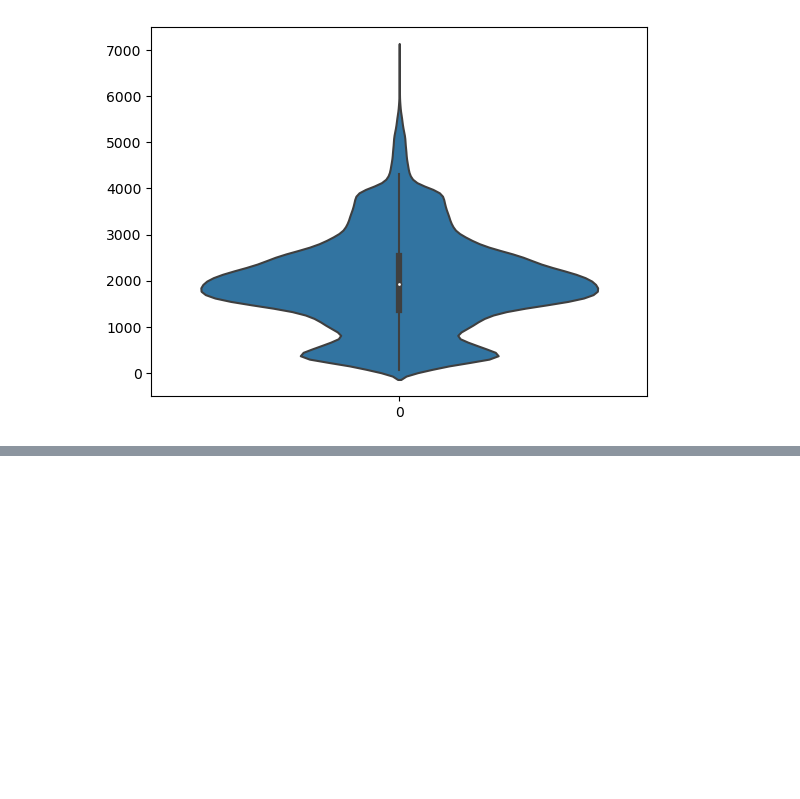
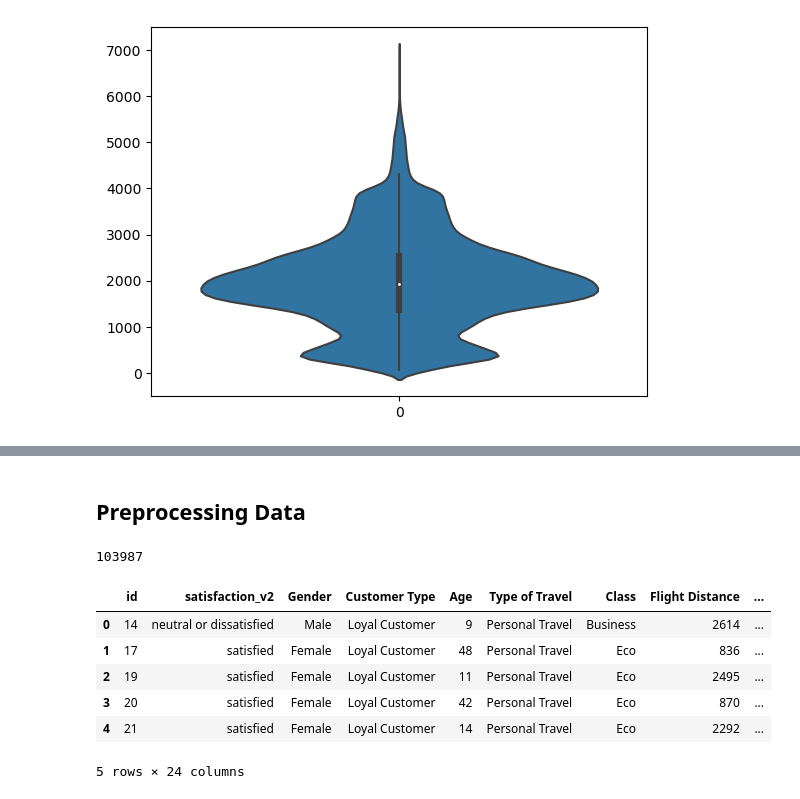
Before and after one commit to huongngo-8/customer_satisfaction, a Jupyter notebook: notebooks/eda.ipynb, the cells around one changed output, grey strips where cells are left out. Drawn from its saved outputs; the diff is of its cells as text; code cells hidden in the pictures; blank space fills up the shorter version.

```diff
--- a/notebooks/eda.ipynb
+++ b/notebooks/eda.ipynb
@@ -319,3 +441,0 @@ pax_sat_df_impute.select('*').limit(5).toPandas()
-# %%
-for column in numeric_columns[1:11] + numeric_columns[12:15]:
-    pax_sat_df_impute = pax_sat_df_impute.drop(column)
@@ -409,0 +536,20 @@ sns.heatmap(pdf.corr(), vmin = 0, vmax = 1, annot = True, cmap = 'BrBG')
+# %% [markdown]
+## Preprocessing Data
+# %%
+# making a copy of the dataset
+pax_sat_df_ml = pax_sat_df
+# %%
+# splitting the data into training and testing sets
+train, test = pax_sat_df_ml.randomSplit(weights = [0.8, 0.2], seed = 2002)
+# %%
+print(train.count())
+train.select('*').limit(5).toPandas()
+# %% [output]
+103987
+|  | id | satisfaction_v2 | Gender | Customer Type | Age | Type of Travel | Class | Flight Distance | ... |
+| 0 | 14 | neutral or dissatisfied | Male | Loyal Customer | 9 | Personal Travel | Business | 2614 | ... |
+| 1 | 17 | satisfied | Female | Loyal Customer | 48 | Personal Travel | Eco | 836 | ... |
+| 2 | 19 | satisfied | Female | Loyal Customer | 11 | Personal Travel | Eco | 2495 | ... |
+| 3 | 20 | satisfied | Female | Loyal Customer | 42 | Personal Travel | Eco | 870 | ... |
+| 4 | 21 | satisfied | Female | Loyal Customer | 14 | Personal Travel | Eco | 2292 | ... |
+5 rows × 24 columns
```
Also changed, not shown: parts of 91 cells of this notebook, 1 other file.
